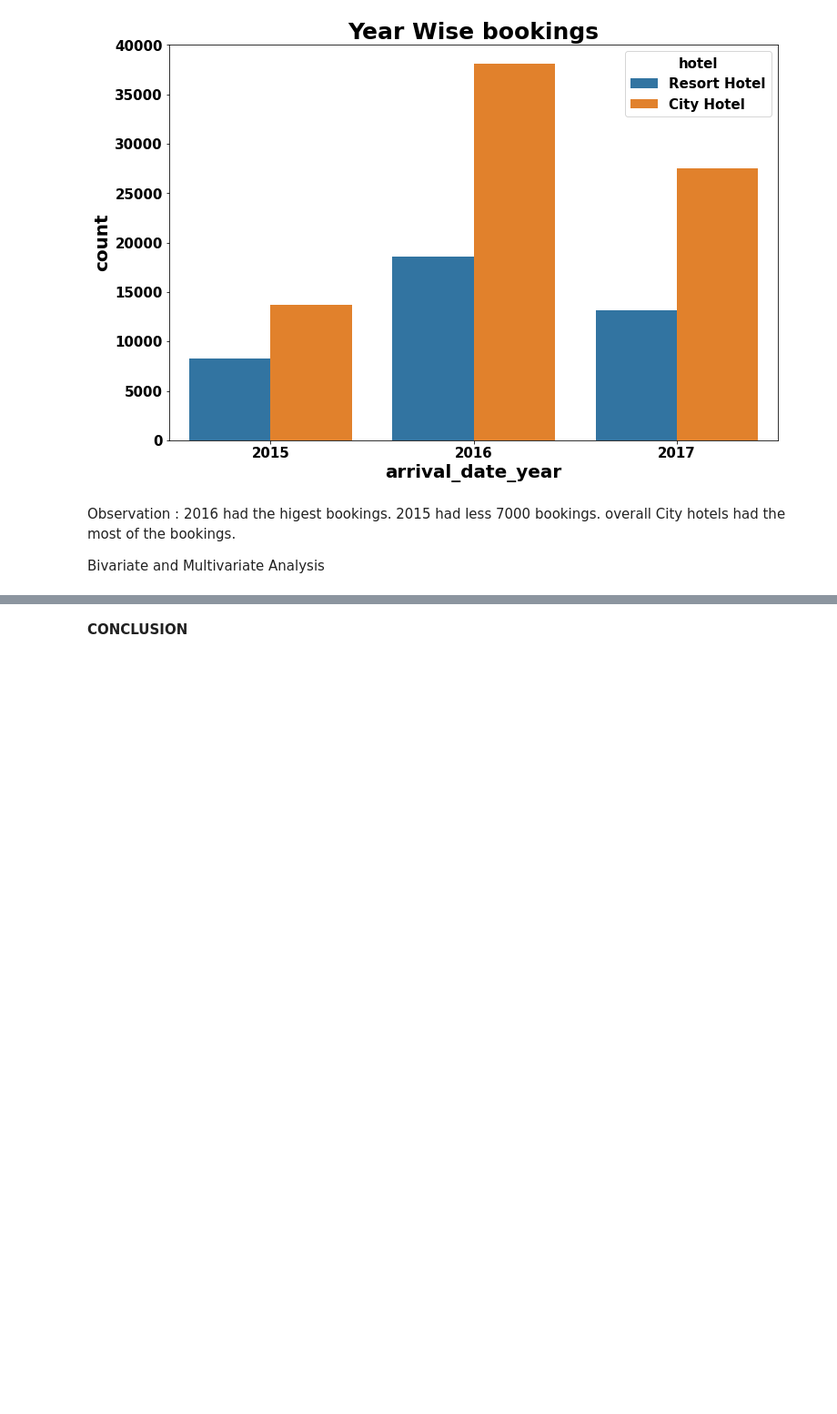
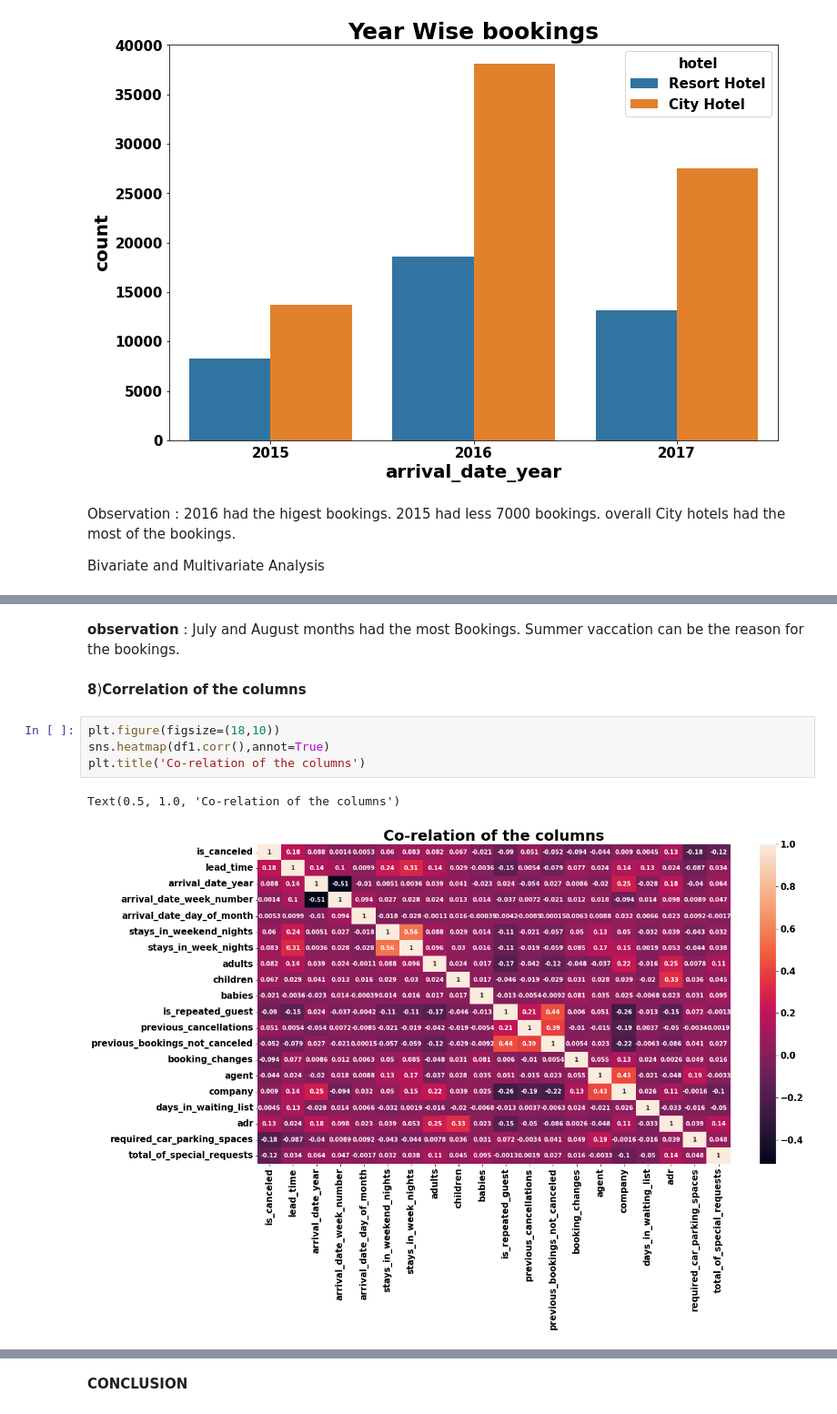
Before and after one commit to Mona1804/mona, a Jupyter notebook: my_hotel_data_analysis.ipynb, the cells around one changed output, grey strips where cells are left out. Shown: that part at 91% size. Drawn from its saved outputs; the diff is of its cells as text; blank space fills up the shorter version.

```diff
--- a/my_hotel_data_analysis.ipynb
+++ b/my_hotel_data_analysis.ipynb
@@ -452,0 +496,11 @@ Bivariate and Multivariate Analysis
+# %% [markdown]
+**observation** : July and August months had the most Bookings. Summer vaccation can be the reason for the bookings.
+# %% [markdown]
+**8**)**Correlation** **of** **the** **columns**
+# %%
+plt.figure(figsize=(18,10))
+sns.heatmap(df1.corr(),annot=True)
+plt.title('Co-relation of the columns')
+# %% [output]
+Text(0.5, 1.0, 'Co-relation of the columns')
+[figure, added]
```
Also changed, not shown: parts of 5 cells of this notebook.
